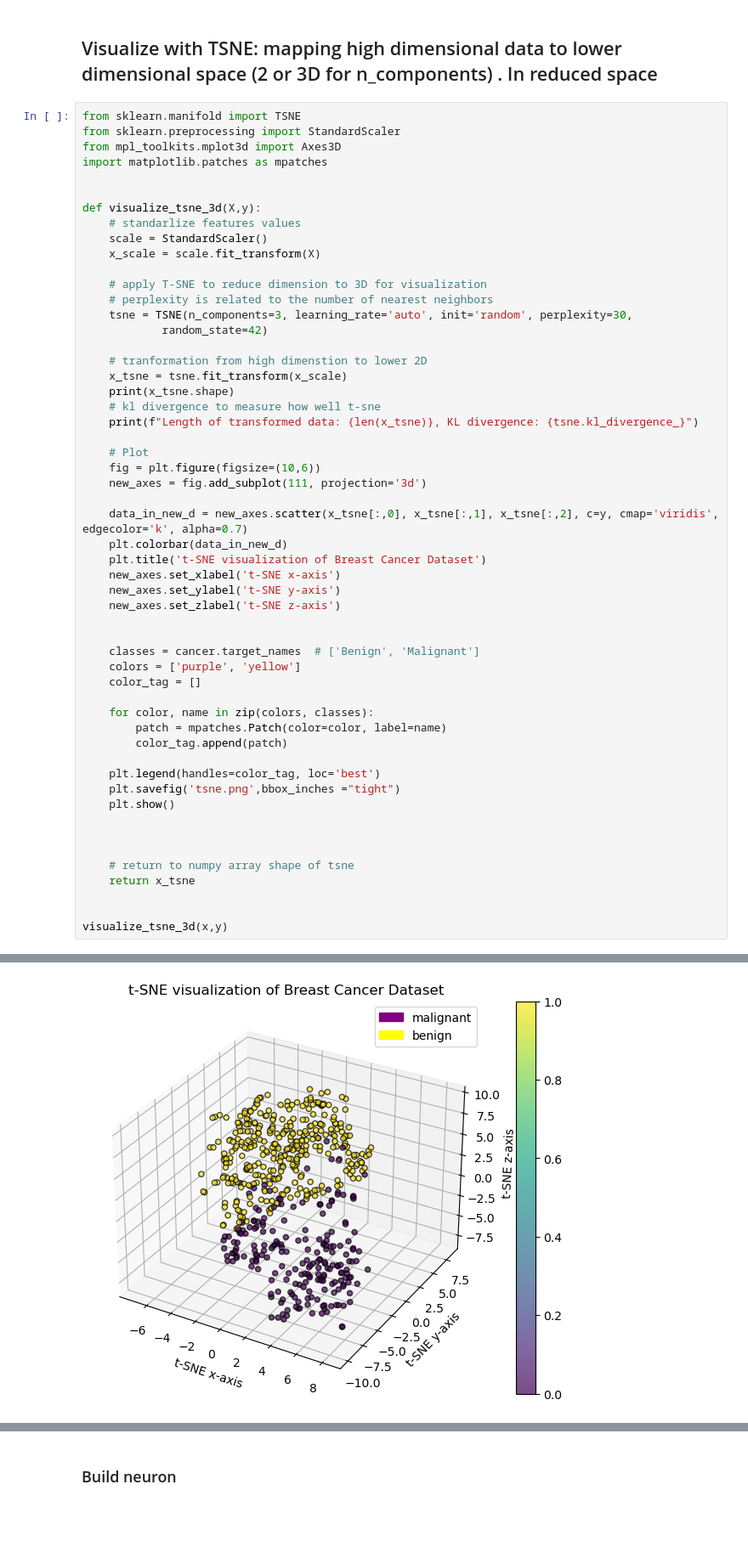
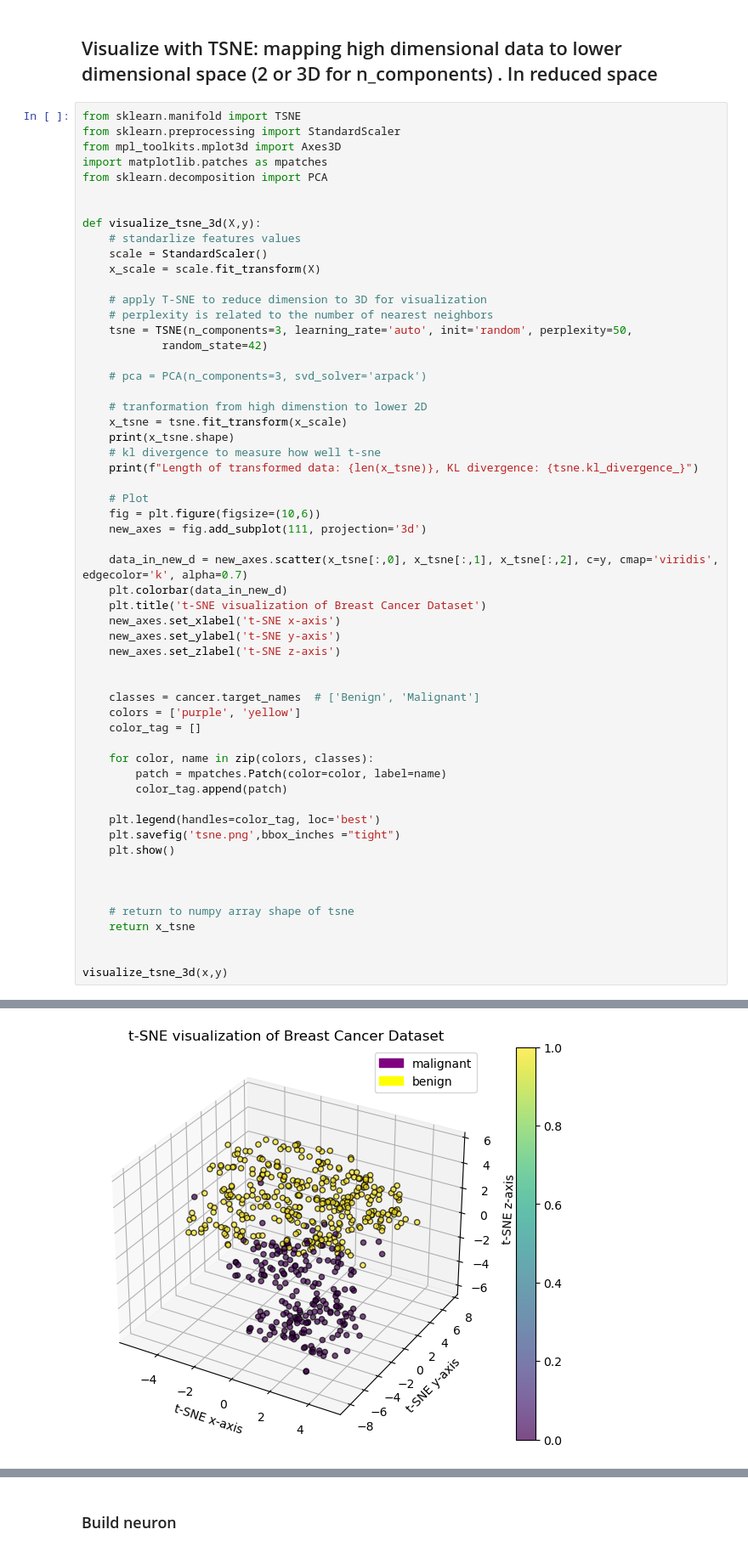
Before and after one commit to justramle/Breast-Cancer-Classification-Using-MLP-and-Logistic-Regression-with-Dimensional-Reduction, a Jupyter notebook: neuroNets_classification.ipynb, the cells around one changed output, grey strips where cells are left out. Shown: that part at 85% size. Cells and saved outputs as stored; diff of their text form; blank space fills up the shorter version.

```diff
--- a/neuroNets_classification.ipynb
+++ b/neuroNets_classification.ipynb
@@ -113,6 +113,7 @@ from sklearn.manifold import TSNE
 from sklearn.preprocessing import StandardScaler
 from mpl_toolkits.mplot3d import Axes3D
 import matplotlib.patches as mpatches
+from sklearn.decomposition import PCA
 
 
 def visualize_tsne_3d(X,y):
@@ -122,8 +123,10 @@ def visualize_tsne_3d(X,y):
 
     # apply T-SNE to reduce dimension to 3D for visualization
     # perplexity is related to the number of nearest neighbors
-    tsne = TSNE(n_components=3, learning_rate='auto', init='random', perplexity=30,
+    tsne = TSNE(n_components=3, learning_rate='auto', init='random', perplexity=50,
             random_state=42)
+
+    # pca = PCA(n_components=3, svd_solver='arpack')
 
     # tranformation from high dimenstion to lower 2D
     x_tsne = tsne.fit_transform(x_scale)
@@ -168 +171 @@ Length of transformed data: 569, KL divergence: 0.740271806716919
-[figure, old version]
+[figure, new version]
```
Also changed, not shown: parts of 1 cell of this notebook, 1 other file.
